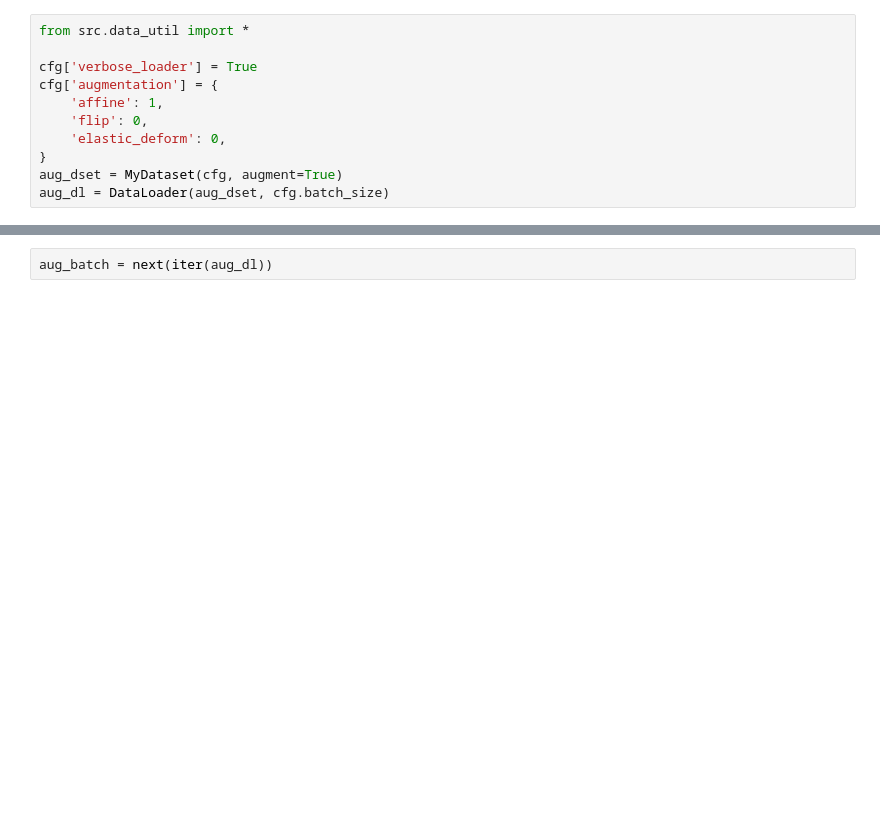
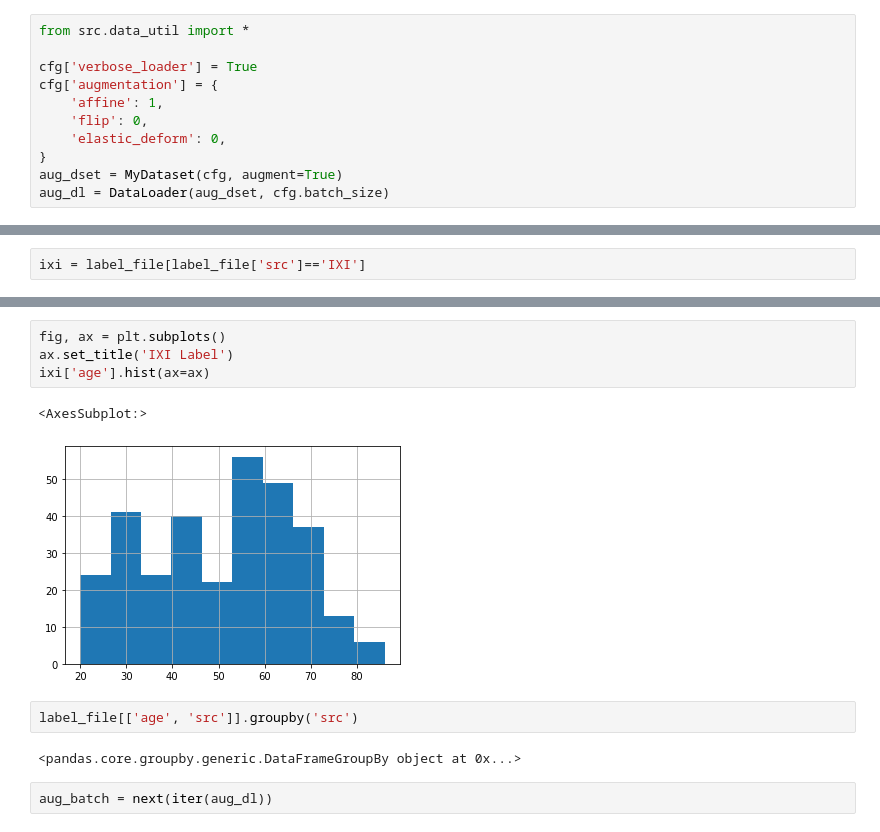
Before and after one commit to 1pha/brain-age-prediction, a Jupyter notebook: dump.ipynb, the cells around one changed output, grey strips where cells are left out. Saved outputs shown, nothing was run; the diff lists cells and outputs as text; blank space fills up the shorter version.

```diff
--- a/dump.ipynb
+++ b/dump.ipynb
@@ -112,0 +116,2 @@ aug_dl = DataLoader(aug_dset, cfg.batch_size)
+# %%
+ixi = label_file[label_file['src']=='IXI']
@@ -113,3 +148,14 @@ aug_dl = DataLoader(aug_dset, cfg.batch_size)
+# %%
+fig, ax = plt.subplots()
+ax.set_title('IXI Label')
+ixi['age'].hist(ax=ax)
+# %% [output]
+<AxesSubplot:>
+[figure, added]
+# %%
+label_file[['age', 'src']].groupby('src')
+# %% [output]
+<pandas.core.groupby.generic.DataFrameGroupBy object at 0x...>
 # %%
 aug_batch = next(iter(aug_dl))
 # %% [output]
```
Also changed, not shown: parts of 5 cells of this notebook.
